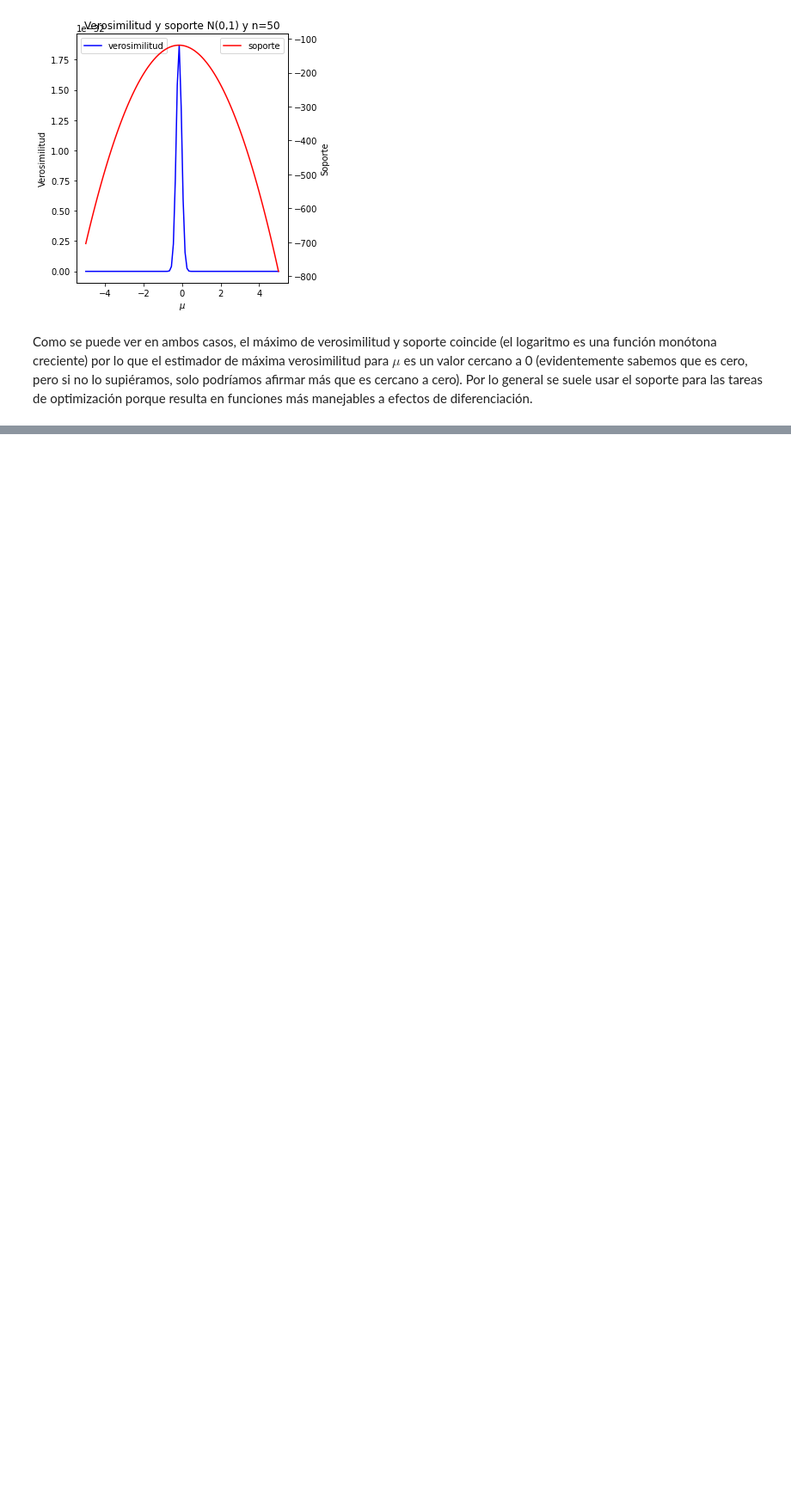
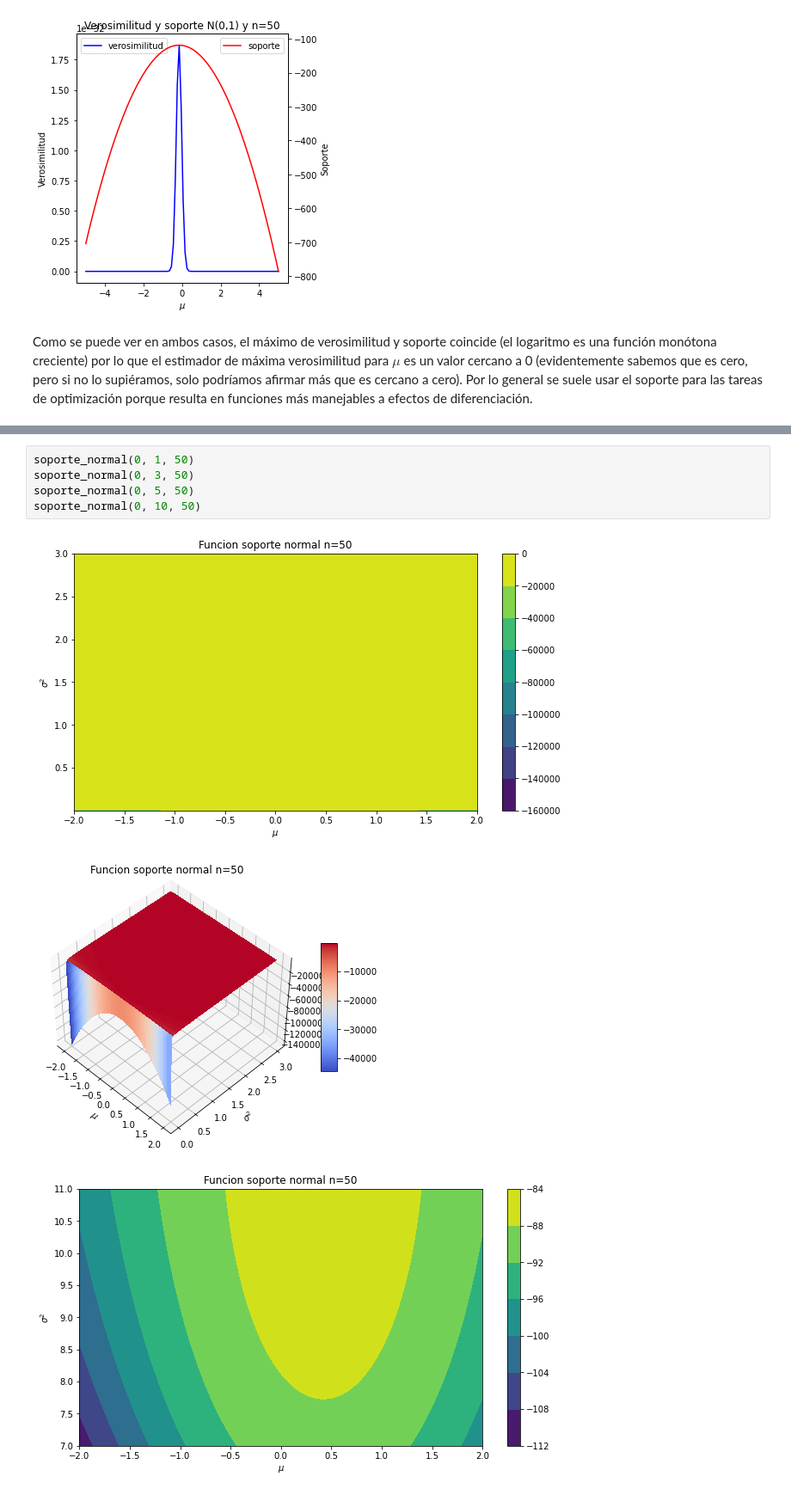
Before and after one commit to danielp2797/UAM-Big-Data-21-22, a Jupyter notebook: estadistica/practica2/perezefremovadaniel_p2.ipynb, the cells around one changed output, grey strips where cells are left out. Shown at 86% size. Saved outputs shown, nothing was run; the diff lists cells and outputs as text; blank space fills up the shorter version.

```diff
--- a/estadistica/practica2/perezefremovadaniel_p2.ipynb
+++ b/estadistica/practica2/perezefremovadaniel_p2.ipynb
@@ -370,0 +590,9 @@ Como se puede ver en ambos casos, el máximo de verosimilitud y soporte coincide
+# %%
+soporte_normal(0, 1, 50)
+soporte_normal(0, 3, 50)
+soporte_normal(0, 5, 50)
+soporte_normal(0, 10, 50)
+# %% [output]
+[figure, added]
+[figure, added]
+[figure, added]
```
Also changed, not shown: parts of 23 cells of this notebook.
